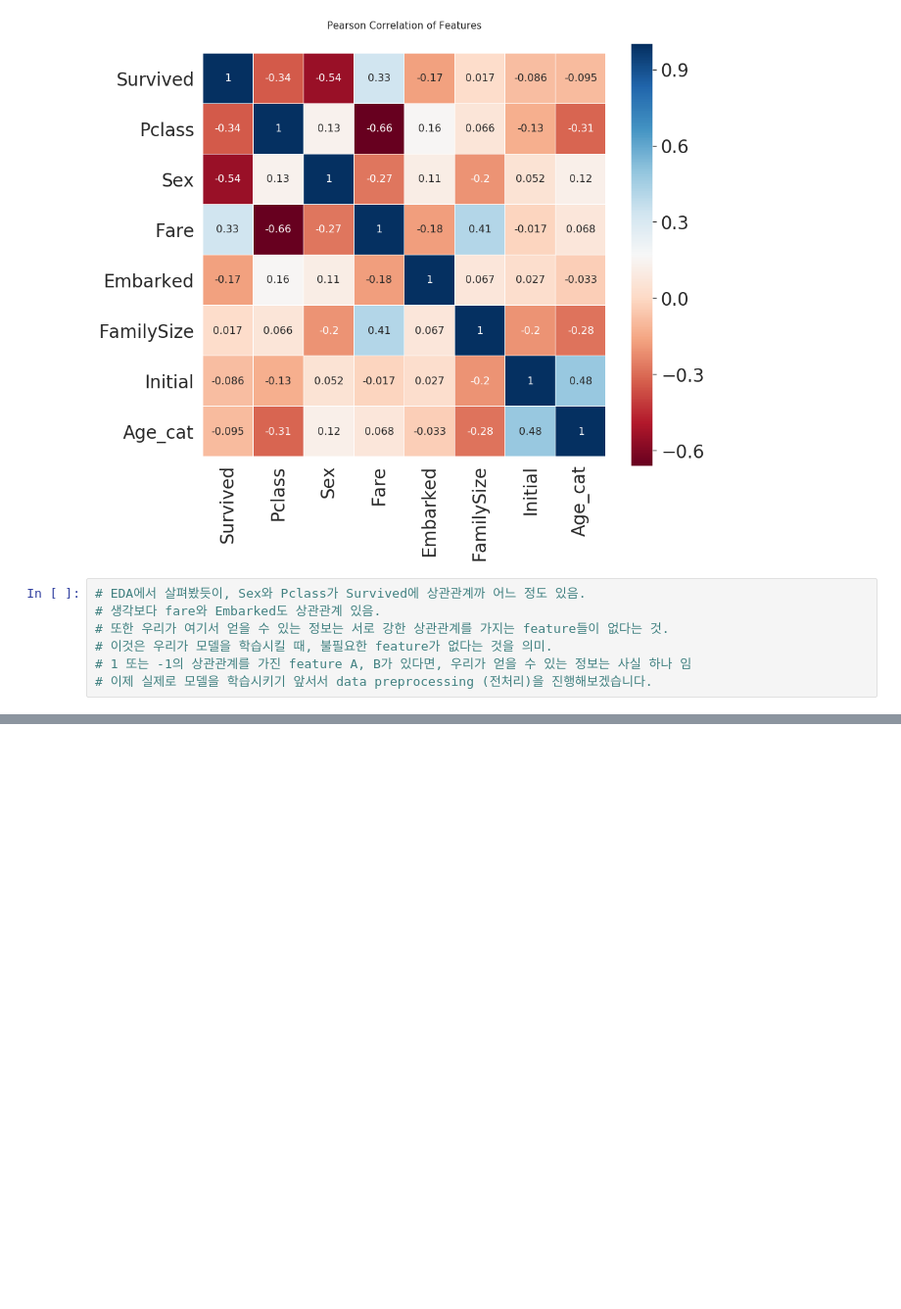
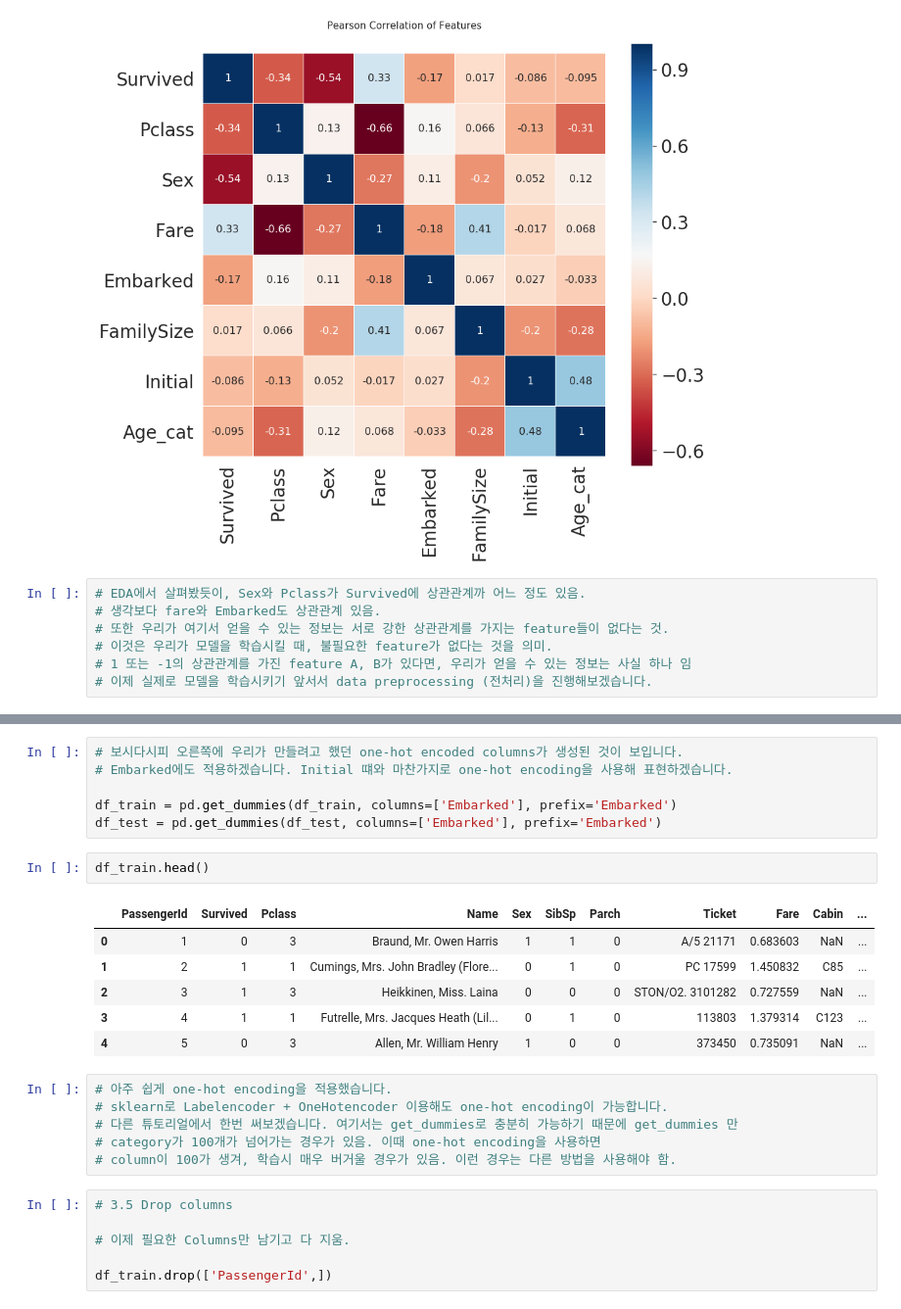
Before and after one commit to jihyunjeongme/data-analysis-kaggle, a Jupyter notebook: [Kaggle_Titanic]_EDA_To_prediction(DieTanic).ipynb, the cells around one changed output, grey strips where cells are left out. Shown at 98% size. Drawn from its saved outputs; the diff is of its cells as text; blank space fills up the shorter version.

```diff
--- a/[Kaggle_Titanic]_EDA_To_prediction(DieTanic).ipynb
+++ b/[Kaggle_Titanic]_EDA_To_prediction(DieTanic).ipynb
@@ -700,0 +721,27 @@ del heatmap_data
+# %%
+# 보시다시피 오른쪽에 우리가 만들려고 했던 one-hot encoded columns가 생성된 것이 보입니다.
+# Embarked에도 적용하겠습니다. Initial 떄와 마찬가지로 one-hot encoding을 사용해 표현하겠습니다.
+
+df_train = pd.get_dummies(df_train, columns=['Embarked'], prefix='Embarked')
+df_test = pd.get_dummies(df_test, columns=['Embarked'], prefix='Embarked')
+# %%
+df_train.head()
+# %% [output]
+|  | PassengerId | Survived | Pclass | Name | Sex | SibSp | Parch | Ticket | Fare | Cabin | ... |
+| 0 | 1 | 0 | 3 | Braund, Mr. Owen Harris | 1 | 1 | 0 | A/5 21171 | 0.683603 | NaN | ... |
+| 1 | 2 | 1 | 1 | Cumings, Mrs. John Bradley (Flore... | 0 | 1 | 0 | PC 17599 | 1.450832 | C85 | ... |
+| 2 | 3 | 1 | 3 | Heikkinen, Miss. Laina | 0 | 0 | 0 | STON/O2. 3101282 | 0.727559 | NaN | ... |
+| 3 | 4 | 1 | 1 | Futrelle, Mrs. Jacques Heath (Lil... | 0 | 1 | 0 | 113803 | 1.379314 | C123 | ... |
+| 4 | 5 | 0 | 3 | Allen, Mr. William Henry | 1 | 0 | 0 | 373450 | 0.735091 | NaN | ... |
+# %%
+# 아주 쉽게 one-hot encoding을 적용했습니다.
+# sklearn로 Labelencoder + OneHotencoder 이용해도 one-hot encoding이 가능합니다.
+# 다른 튜토리얼에서 한번 써보겠습니다. 여기서는 get_dummies로 충분히 가능하기 때문에 get_dummies 만
+# category가 100개가 넘어가는 경우가 있음. 이때 one-hot encoding을 사용하면
+# column이 100가 생겨, 학습시 매우 버거울 경우가 있음. 이런 경우는 다른 방법을 사용해야 함.
+# %%
+# 3.5 Drop columns
+
+# 이제 필요한 Columns만 남기고 다 지움.
+
+df_train.drop(['PassengerId',])
```
Also changed, not shown: parts of 3 cells of this notebook.
